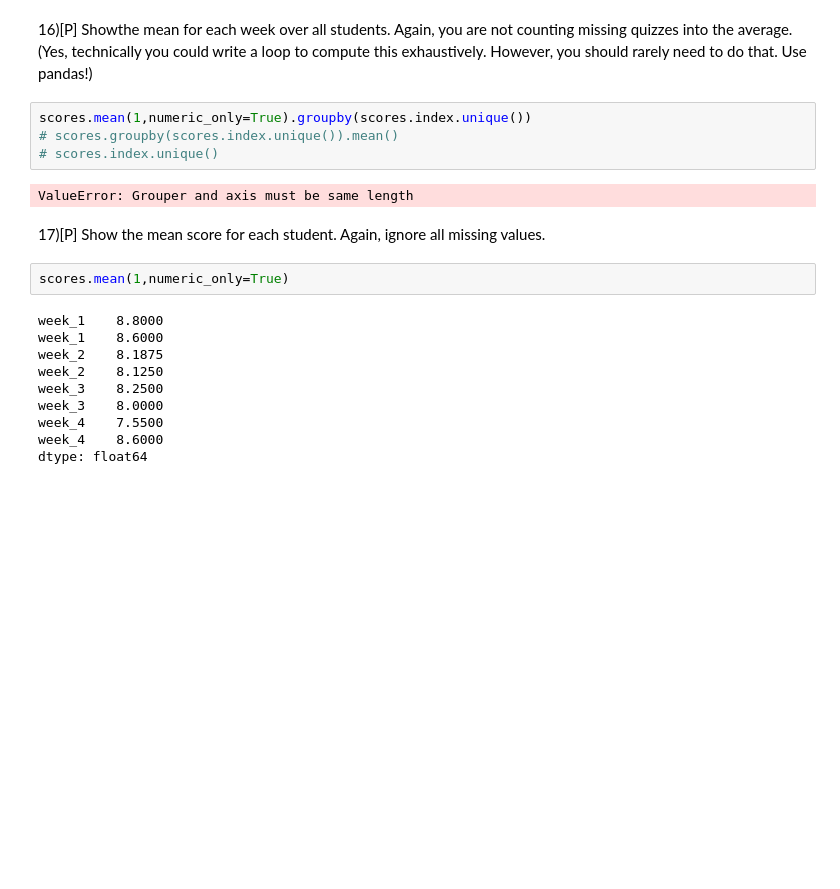
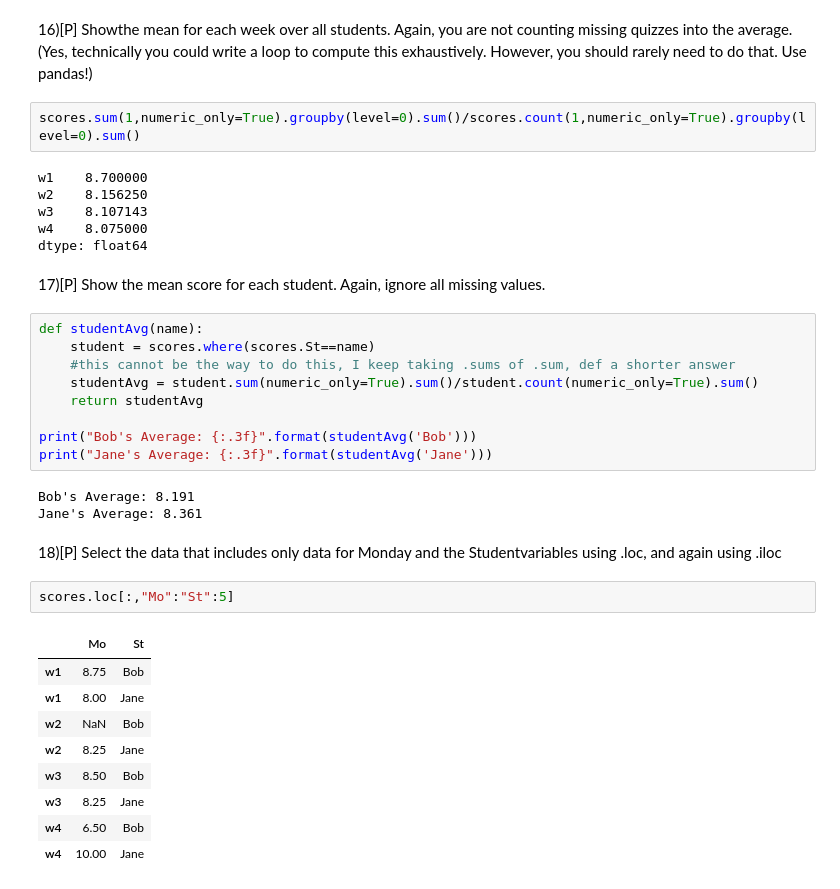
Before and after one commit to jpronchick/csci349_2023, a Jupyter notebook: labs/lab04.ipynb, the cells around one changed output. Cells and saved outputs as stored; diff of their text form; blank space fills up the shorter version.

```diff
--- a/labs/lab04.ipynb
+++ b/labs/lab04.ipynb
@@ -261,22 +261,38 @@ dtype: float64
 # %% [markdown]
 16)[P] Showthe mean for each week over all students. Again, you are not counting missing quizzes into the average. (Yes, technically you could write a loop to compute this exhaustively. However, you should rarely need to do that. Use pandas!)
 # %%
-scores.mean(1,numeric_only=True).groupby(scores.index.unique())
-# scores.groupby(scores.index.unique()).mean()
-# scores.index.unique()
+scores.sum(1,numeric_only=True).groupby(level=0).sum()/scores.count(1,numeric_only=True).groupby(level=0).sum()
 # %% [output]
-ValueError: Grouper and axis must be same length
+w1    8.700000
+w2    8.156250
+w3    8.107143
+w4    8.075000
+dtype: float64
 # %% [markdown]
 17)[P] Show the mean score for each student. Again, ignore all missing values.
 # %%
-scores.mean(1,numeric_only=True)
+def studentAvg(name):
+    student = scores.where(scores.St==name)
+    #this cannot be the way to do this, I keep taking .sums of .sum, def a shorter answer
+    studentAvg = student.sum(numeric_only=True).sum()/student.count(numeric_only=True).sum()
+    return studentAvg
+
+print("Bob's Average: {:.3f}".format(studentAvg('Bob')))
+print("Jane's Average: {:.3f}".format(studentAvg('Jane')))
 # %% [output]
-week_1    8.8000
-week_1    8.6000
-week_2    8.1875
-week_2    8.1250
-week_3    8.2500
-week_3    8.0000
-week_4    7.5500
-week_4    8.6000
-dtype: float64
+Bob's Average: 8.191
+Jane's Average: 8.361
+# %% [markdown]
+18)[P] Select the data that includes only data for Monday and the Studentvariables using .loc, and again using .iloc
+# %%
+scores.loc[:,"Mo":"St":5]
+# %% [output]
+|  | Mo | St |
+| w1 | 8.75 | Bob |
+| w1 | 8.00 | Jane |
+| w2 | NaN | Bob |
+| w2 | 8.25 | Jane |
+| w3 | 8.50 | Bob |
+| w3 | 8.25 | Jane |
+| w4 | 6.50 | Bob |
+| w4 | 10.00 | Jane |
```
Also changed, not shown: parts of 14 cells of this notebook.
